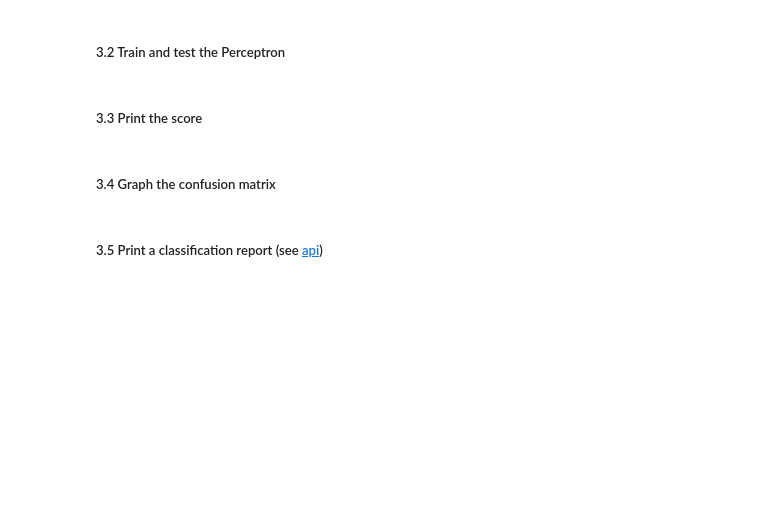
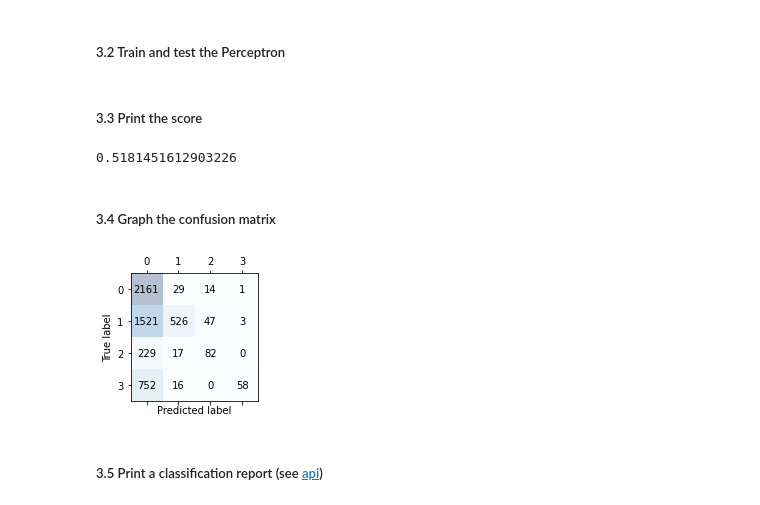
Before and after one commit to teemal/machine_learning_and_data_mining, a Jupyter notebook: Activity_16.ipynb, the cells around one changed output. Cells and saved outputs as stored; diff of their text form; code cells hidden in the pictures; blank space fills up the shorter version.

```diff
--- a/Activity_16.ipynb
+++ b/Activity_16.ipynb
@@ -117,6 +158,9 @@ Use the classifier's default `score(.)` function
 # %%
 # train_and_test
 def train_and_test(clf, X_train, y_train, X_test, y_test):
-  print('your code here')
+  clf.fit(X, y)
+  y_preds = clf.predict(X)
+  score = clf.score(X, y)
+  return y_preds, score
 # %% [markdown]
 ##### 2.5 Function to plot confusion matrix `graph_confmat`
@@ -127,3 +167,18 @@ def graph_confmat(y_true, y_pred):
+# %%
+# graph a confusion matrix
+def graph_confmat(y_true, y_pred):
+  confmat = confusion_matrix(y_true=y, y_pred=y_preds)
+  fig, ax = plt.subplots(figsize=(2.5, 2.5))
+  ax.matshow(confmat, cmap=plt.cm.Blues, alpha=0.3)
+  for i in range(confmat.shape[0]):
+    for j in range(confmat.shape[1]):
+        ax.text(x=j, y=i, s=confmat[i, j], va='center', ha='center')
+
+  plt.xlabel('Predicted label')
+  plt.ylabel('True label')
+
+  plt.tight_layout()
+  plt.show()
 # %% [markdown]
 ***
 # Exercise #3 - Perceptron
@@ -141,18 +193,25 @@ print('your code here')
+# %%
+# build Perceptron
+ppn = Perceptron(shuffle=True, random_state=1, penalty='l1', tol=1e-03)
 # %% [markdown]
 ##### 3.2 Train and test the Perceptron
 # %%
 # train and test Perceptron
-print('your code here')
+y_preds, score = train_and_test(ppn, X_train, y_train, X_test, y_test)
 # %% [markdown]
 ##### 3.3 Print the score
 # %%
 # print score
-print('your code here')
+print(score)
+# %% [output]
+0.5181451612903226
 # %% [markdown]
 ##### 3.4 Graph the confusion matrix
 # %%
 # confusion matrix
-print('your code here')
+graph_confmat(y, y_preds)
+# %% [output]
+[figure, added]
 # %% [markdown]
 ##### 3.5 Print a classification report (see [api](https://scikit-learn.org/stable/modules/generated/sklearn.metrics.classification_report.html?highlight=classification%20report))
 # %%
```
Also changed, not shown: parts of 23 cells of this notebook, 1 other file.
